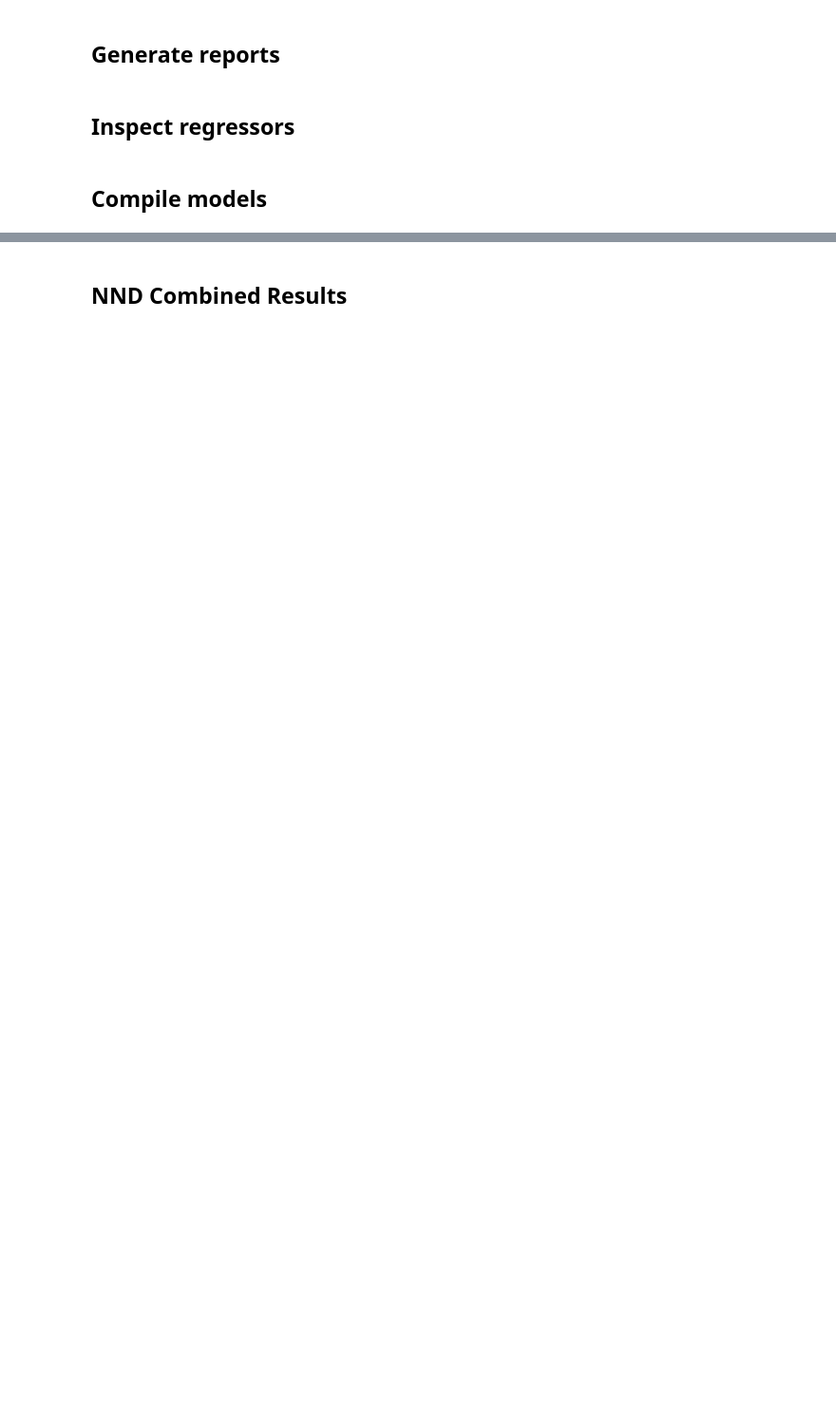
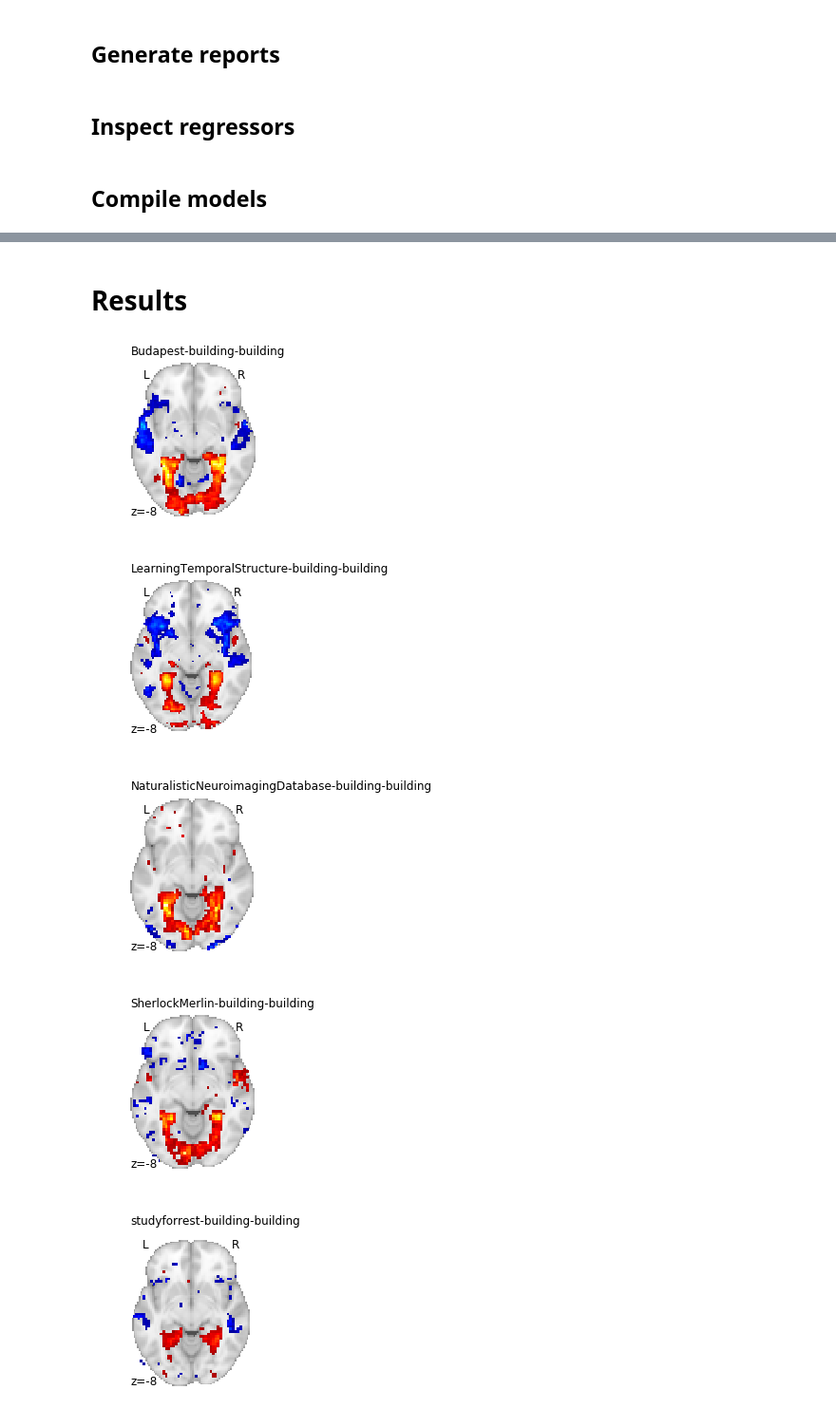
Before and after one commit to rbroc/neuroscout-paper, a Jupyter notebook: Single Predictor.ipynb, the cells around one changed output, grey strips where cells are left out. Shown at 95% size. Saved outputs shown, nothing was run; the diff lists cells and outputs as text; code cells hidden in the pictures; blank space fills up the shorter version.

Commit message:
Update with latest results

```diff
--- a/Single Predictor.ipynb
+++ b/Single Predictor.ipynb
@@ -84,2 +101,13 @@ for (pred, dataset, task), model in flatten_collection(single_models_narratives)
 # %% [markdown]
-## NND Combined Results
+# Results
+# %%
+flat_models = flatten_collection(single_models)
+for (contrast, dataset, task), an in flat_models:
+    if contrast=='building' and task in ['SherlockMovie', 'movie', 'citizenfour'] and dataset != ['studyforrest']:
+        plot_contrast(contrast, an, space='MNI152NLin2009cAsym', plot_kwargs=dict(colorbar=False, cut_coords=[-8], vmax=15), threshold=3.29)
+# %% [output]
+[figure, added]
+[figure, added]
+[figure, added]
+[figure, added]
+[figure, added]
```
Also changed, not shown: parts of 10 cells of this notebook, 16 other files.
